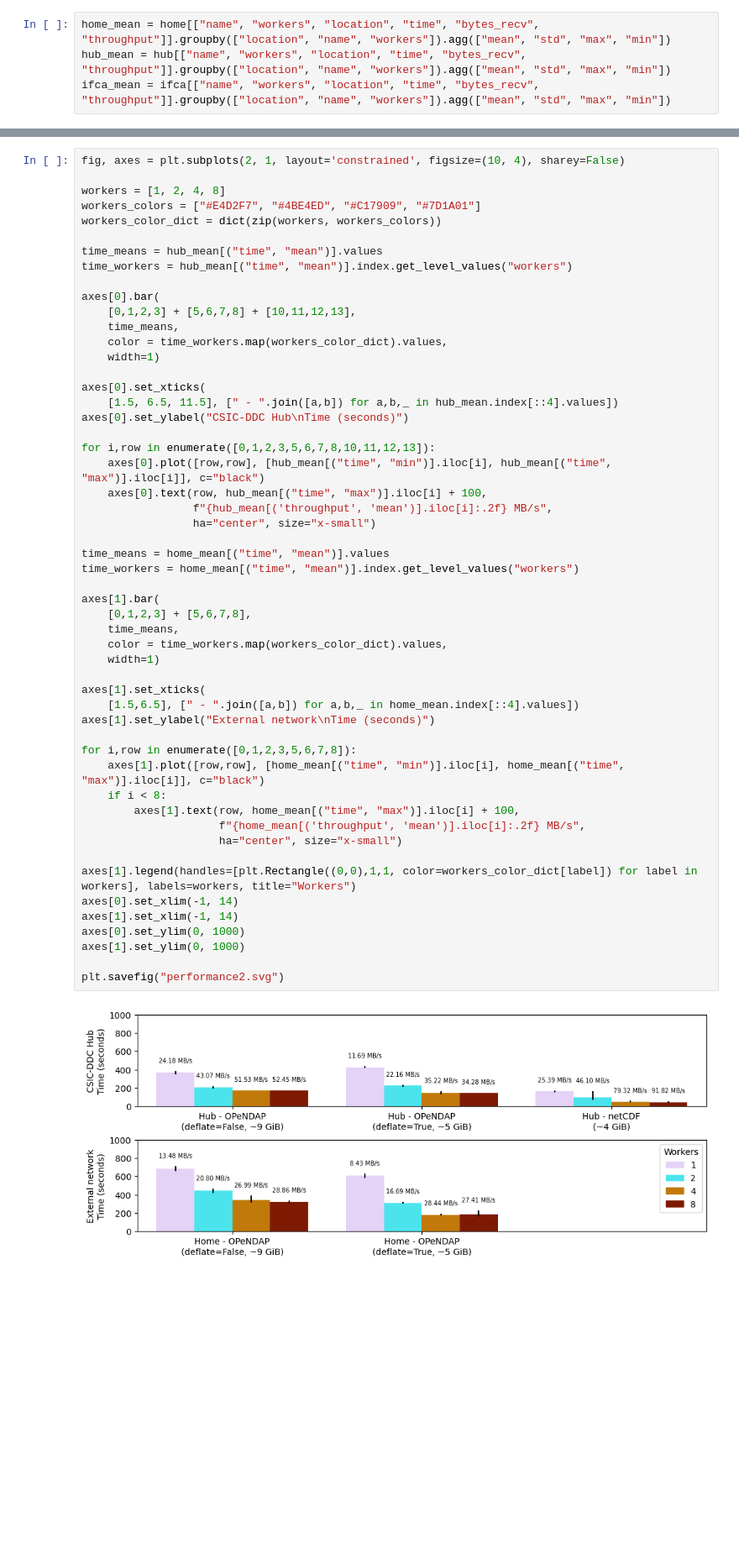
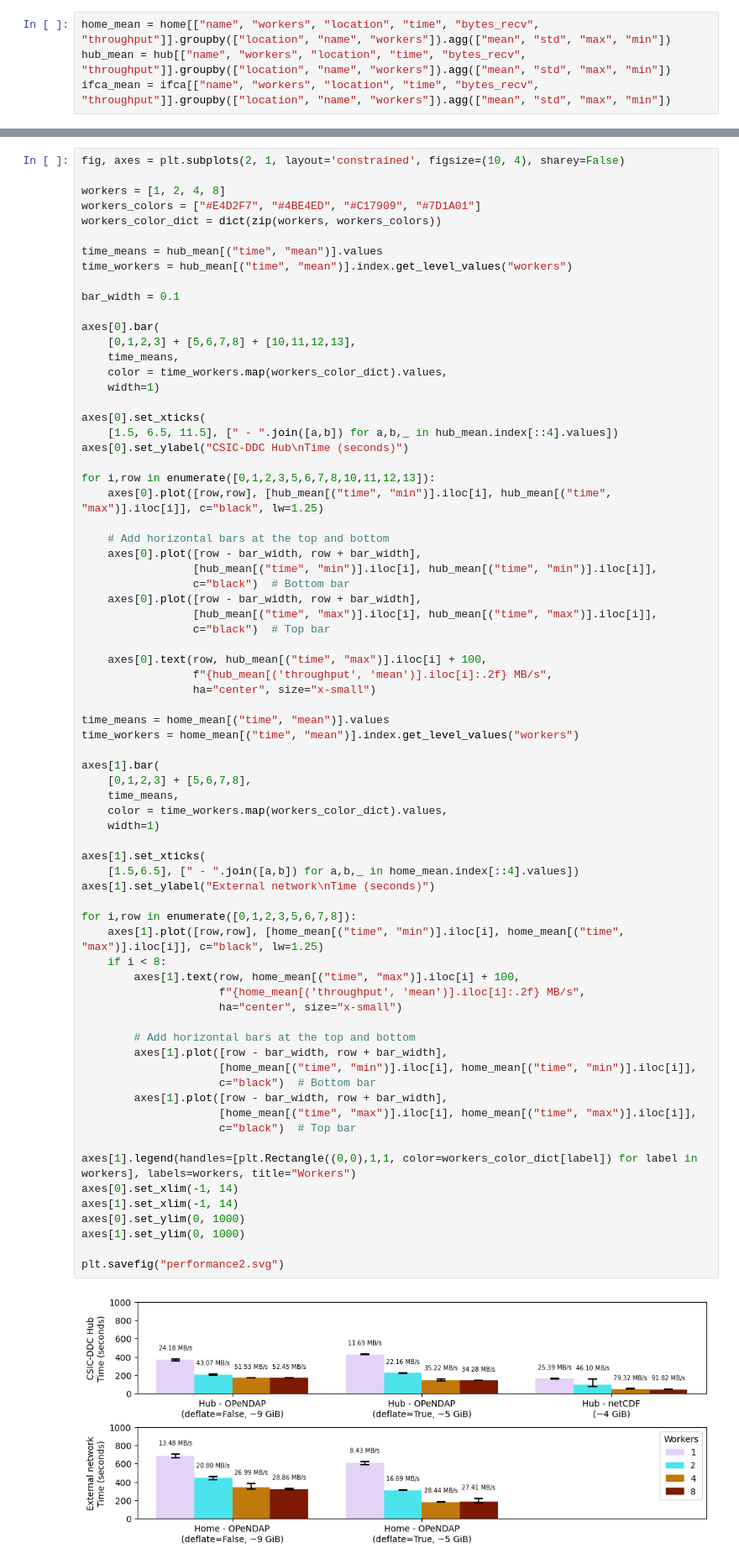
Before and after one commit to SantanderMetGroup/IPCC-Atlas-Datalab, a Jupyter notebook: notebooks/performance_analysis/analysis.ipynb, the cells around one changed output, grey strips where cells are left out. Shown at 84% size. Saved outputs shown, nothing was run; the diff lists cells and outputs as text; blank space fills up the shorter version.

```diff
--- a/notebooks/performance_analysis/analysis.ipynb
+++ b/notebooks/performance_analysis/analysis.ipynb
@@ -142,6 +142,8 @@ workers_color_dict = dict(zip(workers, workers_colors))
 
 time_means = hub_mean[("time", "mean")].values
 time_workers = hub_mean[("time", "mean")].index.get_level_values("workers")
+
+bar_width = 0.1
 
 axes[0].bar(
     [0,1,2,3] + [5,6,7,8] + [10,11,12,13],
@@ -154,37 +156,54 @@ axes[0].set_xticks(
 axes[0].set_ylabel("CSIC-DDC Hub\nTime (seconds)")
 
 for i,row in enumerate([0,1,2,3,5,6,7,8,10,11,12,13]):
-    axes[0].plot([row,row], [hub_mean[("time", "min")].iloc[i], hub_mean[("time", "max")].iloc[i]], c="black")
+    axes[0].plot([row,row], [hub_mean[("time", "min")].iloc[i], hub_mean[("time", "max")].iloc[i]], c="black", lw=1.25)
+
+    # Add horizontal bars at the top and bottom
+    axes[0].plot([row - bar_width, row + bar_width],
+                 [hub_mean[("time", "min")].iloc[i], hub_mean[("time", "min")].iloc[i]],
+                 c="black")  # Bottom bar
+    axes[0].plot([row - bar_width, row + bar_width],
+                 [hub_mean[("time", "max")].iloc[i], hub_mean[("time", "max")].iloc[i]],
+                 c="black")  # Top bar
+
     axes[0].text(row, hub_mean[("time", "max")].iloc[i] + 100,
                  f"{hub_mean[('throughput', 'mean')].iloc[i]:.2f} MB/s",
                  ha="center", size="x-small")
 
 time_means = home_mean[("time", "mean")].values
 time_workers = home_mean[("time", "mean")].index.get_level_values("workers")
 
 axes[1].bar(
     [0,1,2,3] + [5,6,7,8],
     time_means,
     color = time_workers.map(workers_color_dict).values,
     width=1)
 
 axes[1].set_xticks(
     [1.5,6.5], [" - ".join([a,b]) for a,b,_ in home_mean.index[::4].values])
 axes[1].set_ylabel("External network\nTime (seconds)")
 
 for i,row in enumerate([0,1,2,3,5,6,7,8]):
-    axes[1].plot([row,row], [home_mean[("time", "min")].iloc[i], home_mean[("time", "max")].iloc[i]], c="black")
+    axes[1].plot([row,row], [home_mean[("time", "min")].iloc[i], home_mean[("time", "max")].iloc[i]], c="black", lw=1.25)
     if i < 8:
         axes[1].text(row, home_mean[("time", "max")].iloc[i] + 100,
                      f"{home_mean[('throughput', 'mean')].iloc[i]:.2f} MB/s",
                      ha="center", size="x-small")
+
+        # Add horizontal bars at the top and bottom
+        axes[1].plot([row - bar_width, row + bar_width],
+                     [home_mean[("time", "min")].iloc[i], home_mean[("time", "min")].iloc[i]],
+                     c="black")  # Bottom bar
+        axes[1].plot([row - bar_width, row + bar_width],
+                     [home_mean[("time", "max")].iloc[i], home_mean[("time", "max")].iloc[i]],
+                     c="black")  # Top bar
 
 axes[1].legend(handles=[plt.Rectangle((0,0),1,1, color=workers_color_dict[label]) for label in workers], labels=workers, title="Workers")
 axes[0].set_xlim(-1, 14)
 axes[1].set_xlim(-1, 14)
 axes[0].set_ylim(0, 1000)
 axes[1].set_ylim(0, 1000)
 
 plt.savefig("performance2.svg")
 # %% [output]
-[figure, old version]
+[figure, new version]
```
Also changed, not shown: 12 other files.
